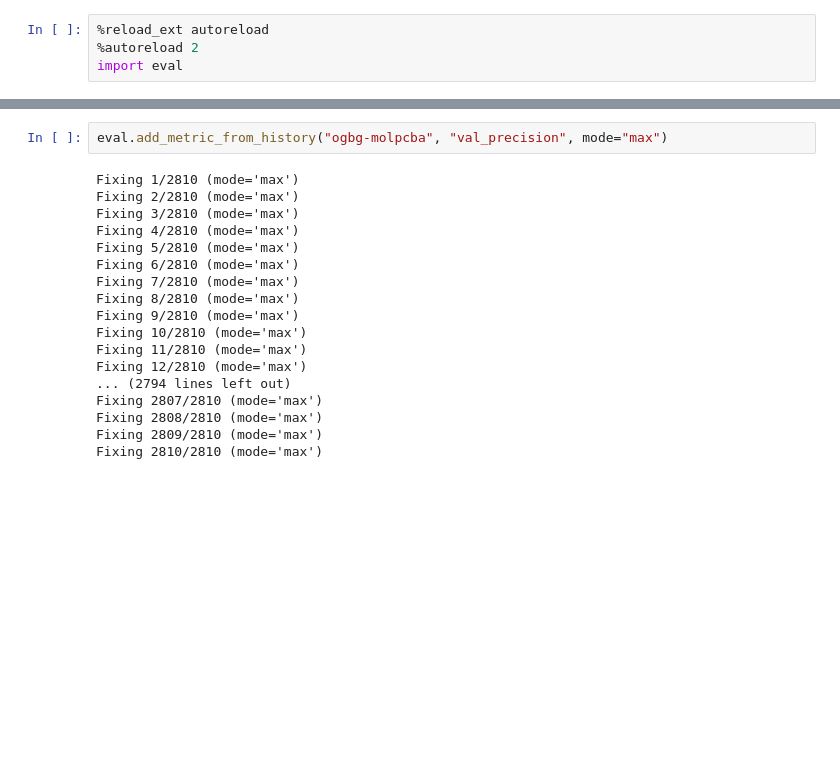
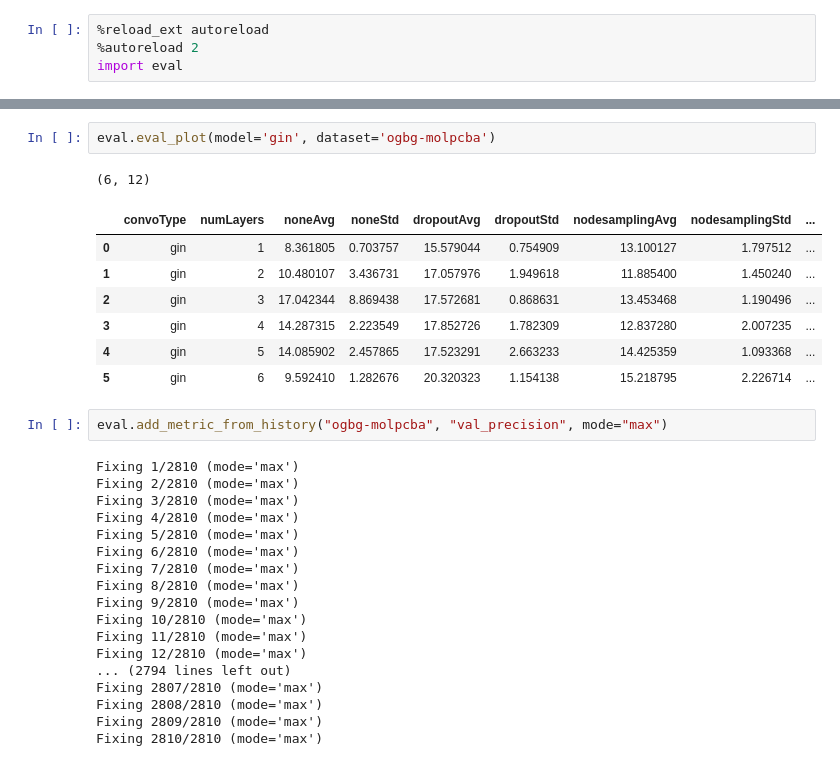
Before and after one commit to y-ol/GraphNeuralNetwork, a Jupyter notebook: eval.ipynb, the cells around one changed output, grey strips where cells are left out. Cells and saved outputs as stored; diff of their text form; blank space fills up the shorter version.

```diff
--- a/eval.ipynb
+++ b/eval.ipynb
@@ -31,3 +79,14 @@ eval.eval_plot() # Kann mit PGFplots in Latex als line-chart geplottet werden!
+# %%
+eval.eval_plot(model='gin', dataset='ogbg-molpcba')
+# %% [output]
+(6, 12)
+|  | convoType | numLayers | noneAvg | noneStd | dropoutAvg | dropoutStd | nodesamplingAvg | nodesamplingStd | ... |
+| 0 | gin | 1 | 8.361805 | 0.703757 | 15.579044 | 0.754909 | 13.100127 | 1.797512 | ... |
+| 1 | gin | 2 | 10.480107 | 3.436731 | 17.057976 | 1.949618 | 11.885400 | 1.450240 | ... |
+| 2 | gin | 3 | 17.042344 | 8.869438 | 17.572681 | 0.868631 | 13.453468 | 1.190496 | ... |
+| 3 | gin | 4 | 14.287315 | 2.223549 | 17.852726 | 1.782309 | 12.837280 | 2.007235 | ... |
+| 4 | gin | 5 | 14.085902 | 2.457865 | 17.523291 | 2.663233 | 14.425359 | 1.093368 | ... |
+| 5 | gin | 6 | 9.592410 | 1.282676 | 20.320323 | 1.154138 | 15.218795 | 2.226714 | ... |
 # %%
 eval.add_metric_from_history("ogbg-molpcba", "val_precision", mode="max")
 # %% [output]
```
Also changed, not shown: parts of 5 cells of this notebook, 1 other file.
